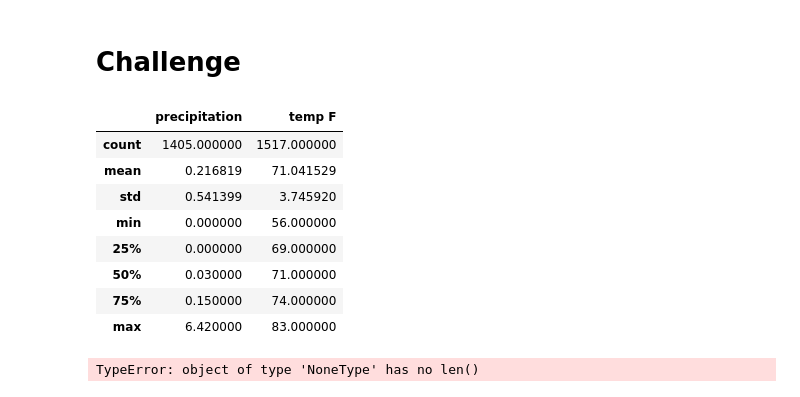
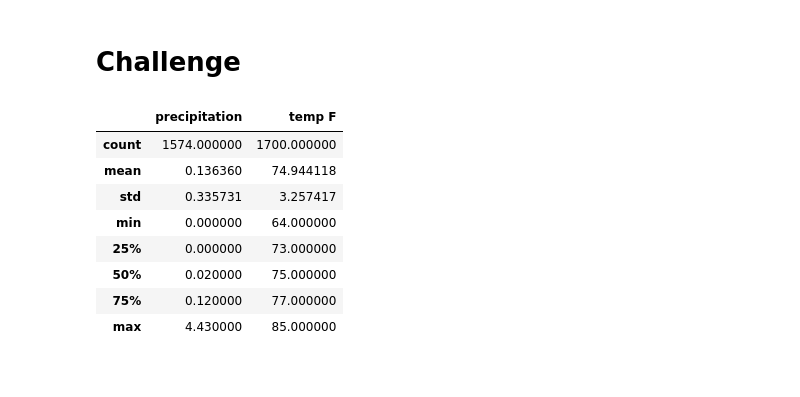
Before and after one commit to noops/surfs_up, a Jupyter notebook: climate_analysis.ipynb, the cells around one changed output. Saved outputs shown, nothing was run; the diff lists cells and outputs as text; code cells hidden in the pictures.

```diff
--- a/climate_analysis.ipynb
+++ b/climate_analysis.ipynb
@@ -105,23 +136,15 @@ decemberDF = pd.DataFrame(december, columns=['date', 'precipitation', 'temp F'])
 decemberDF.set_index(decemberDF['date'], inplace=True)
 #drop date column bc index is date now
 decemberDF = decemberDF.drop(columns='date')
-# %%
-#create statistics dataframes
-juneStatDF = pd.DataFrame(juneDF.describe())
-decemberStatDF = pd.DataFrame(decemberDF.describe())
-decemberStatDF
-# %% [output]
-|  | precipitation | temp F |
-| count | 1405.000000 | 1517.000000 |
-| mean | 0.216819 | 71.041529 |
-| std | 0.541399 | 3.745920 |
-| min | 0.000000 | 56.000000 |
-| 25% | 0.000000 | 69.000000 |
-| 50% | 0.030000 | 71.000000 |
-| 75% | 0.150000 | 74.000000 |
-| max | 6.420000 | 83.000000 |
-# %%
-mergedDF = juneStatDF.merge(decemberStatDF, how='inner', right_on='index')
-mergedDF
-# %% [output]
-TypeError: object of type 'NoneType' has no len()
+# %%
+juneDF.describe()
+# %% [output]
+|  | precipitation | temp F |
+| count | 1574.000000 | 1700.000000 |
+| mean | 0.136360 | 74.944118 |
+| std | 0.335731 | 3.257417 |
+| min | 0.000000 | 64.000000 |
+| 25% | 0.000000 | 73.000000 |
+| 50% | 0.020000 | 75.000000 |
+| 75% | 0.120000 | 77.000000 |
+| max | 4.430000 | 85.000000 |
```
Also changed, not shown: parts of 8 cells of this notebook.
